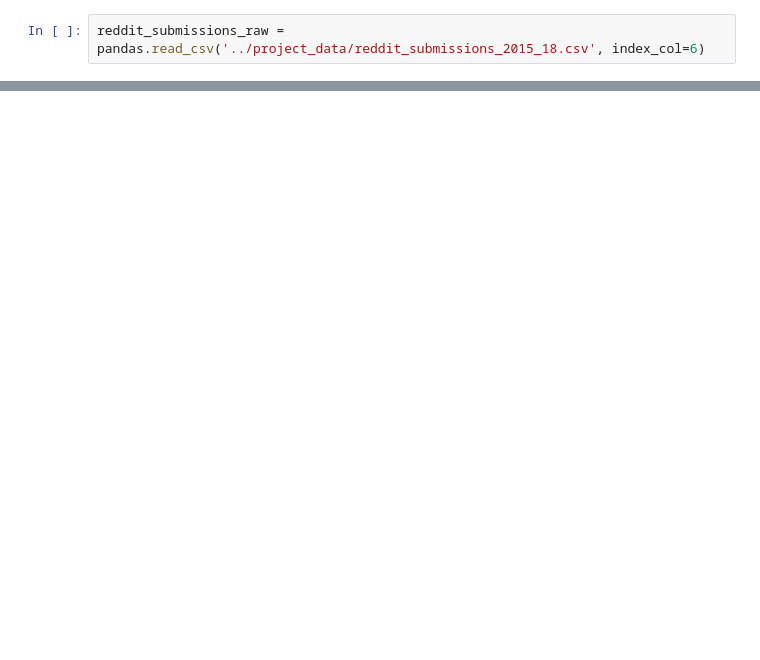
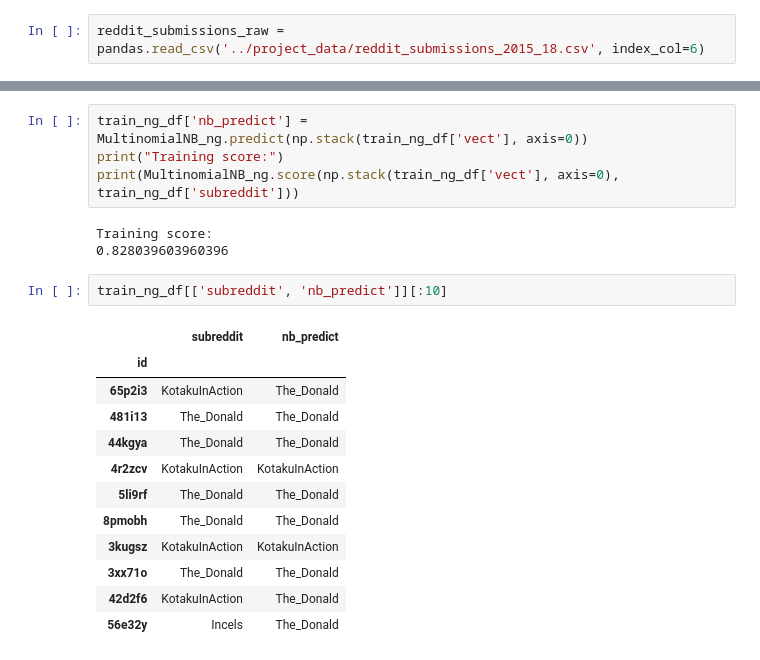
Before and after one commit to adarshmathew/Content-Analysis-2020, a Jupyter notebook: week-3/3-Classification_adarshm.ipynb, the cells around one changed output, grey strips where cells are left out. Drawn from its saved outputs; the diff is of its cells as text; blank space fills up the shorter version.

```diff
--- a/week-3/3-Classification_adarshm.ipynb
+++ b/week-3/3-Classification_adarshm.ipynb
@@ -103,0 +82,22 @@ MultinomialNB_ng.fit(np.stack(train_ng_df['vect'], axis = 0), train_ng_df['categ
+# %%
+train_ng_df['nb_predict'] = MultinomialNB_ng.predict(np.stack(train_ng_df['vect'], axis=0))
+print("Training score:")
+print(MultinomialNB_ng.score(np.stack(train_ng_df['vect'], axis=0), train_ng_df['subreddit']))
+# %% [output]
+Training score:
+0.828039603960396
+# %%
+train_ng_df[['subreddit', 'nb_predict']][:10]
+# %% [output]
+|  | subreddit | nb_predict |
+| id |  |  |
+| 65p2i3 | KotakuInAction | The_Donald |
+| 481i13 | The_Donald | The_Donald |
+| 44kgya | The_Donald | The_Donald |
+| 4r2zcv | KotakuInAction | KotakuInAction |
+| 5li9rf | The_Donald | The_Donald |
+| 8pmobh | The_Donald | The_Donald |
+| 3kugsz | KotakuInAction | KotakuInAction |
+| 3xx71o | The_Donald | The_Donald |
+| 42d2f6 | KotakuInAction | The_Donald |
+| 56e32y | Incels | The_Donald |
```
Also changed, not shown: parts of 23 cells of this notebook, 1 other file.
